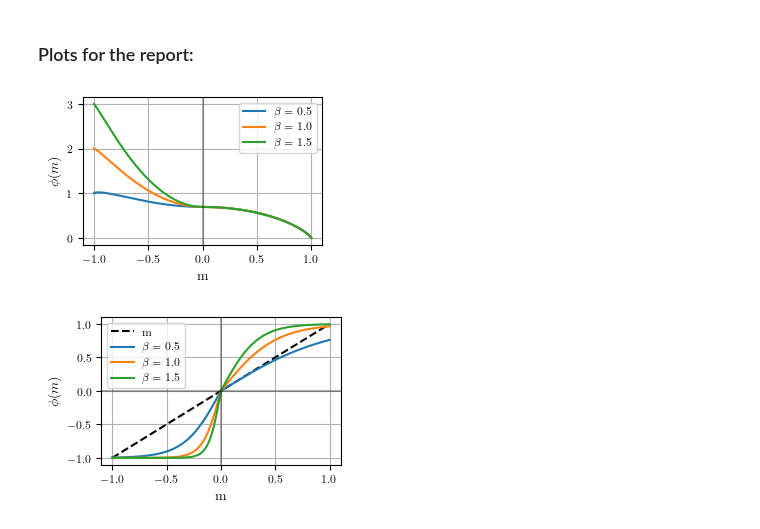
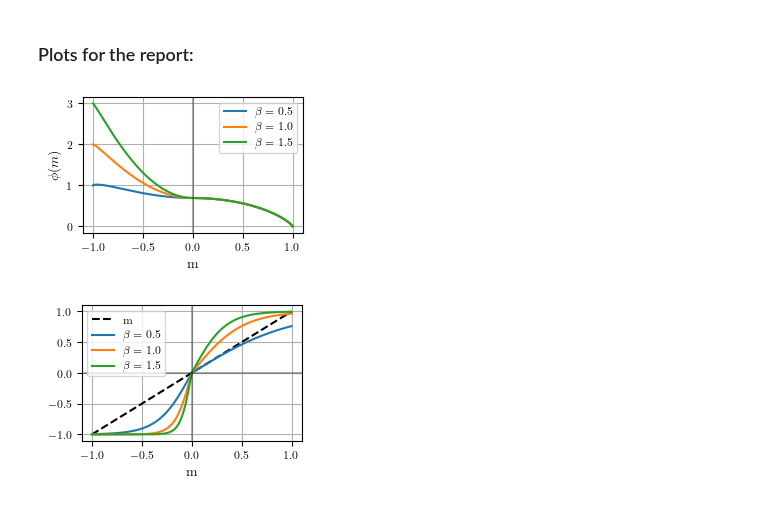
Before and after one commit to eghirardo/ising-markets, a Jupyter notebook: Code/analytical_solution.ipynb, the cells around one changed output. Saved outputs shown, nothing was run; the diff lists cells and outputs as text; code cells hidden in the pictures.

```diff
--- a/Code/analytical_solution.ipynb
+++ b/Code/analytical_solution.ipynb
@@ -283,6 +282,8 @@ interactive(children=(FloatSlider(value=-0.5, description='α:', max=5.0, min=-5
 <function __main__.plot_free_energy(alpha_value, beta_value, J_value)>
 # %% [markdown]
 ### Plots for the report:
+# %%
+image_path = os.path.join(os.path.dirname(os.path.abspath('')), 'Report', 'figures', 'bornholdt')
 # %%
 beta_1 = 0.5
 beta_2 = 1.0
@@ -298,7 +299,7 @@ phi_vals_1 = lam_phi(beta_1, J_val, m_vals, alpha_val)
 phi_vals_2 = lam_phi(beta_2, J_val, m_vals, alpha_val)
 phi_vals_3 = lam_phi(beta_3, J_val, m_vals, alpha_val)
 
-fig, ax = plt.subplots(1, 1, figsize=set_size(fraction=0.49))
+fig, ax = plt.subplots(1, 1, figsize=set_size(fraction=0.45))
 plt.plot(m_vals, phi_vals_1)
 plt.plot(m_vals, phi_vals_2)
 plt.plot(m_vals, phi_vals_3)
@@ -310,34 +311,33 @@ plt.grid()
 plt.savefig(os.path.join(image_path, 'bornholdt_phi.pdf'), bbox_inches='tight')
 plt.show()
 # %% [output]
-[figure, old version]
+[figure, new version]
 # %%
 beta_1 = 0.5
 beta_2 = 1.0
 beta_3 = 1.5
 J_val = 1
 alpha_val = 1
 
 eps = 1e-10
 m_vals = np.linspace(-1+eps, 1-eps, 1000)
 lam_rhs = sympy.lambdify((beta, J, m, alpha), rhs, 'numpy')
 
 phi_vals_1 = lam_rhs(beta_1, J_val, m_vals, alpha_val)
 phi_vals_2 = lam_rhs(beta_2, J_val, m_vals, alpha_val)
 phi_vals_3 = lam_rhs(beta_3, J_val, m_vals, alpha_val)
 
-fig, ax = plt.subplots(1, 1, figsize=set_size(fraction=0.49))
+fig, ax = plt.subplots(1, 1, figsize=set_size(fraction=0.45))
 plt.plot(m_vals, m_vals, color='k', linestyle='--')
 plt.plot(m_vals, phi_vals_1)
 plt.plot(m_vals, phi_vals_2)
 plt.plot(m_vals, phi_vals_3)
 plt.legend([r'm', r'$\beta=0.5$', r'$\beta=1.0$', r'$\beta=1.5$'])
 plt.xlabel('m')
-plt.ylabel(r'$\phi(m)$')
 plt.grid()
 plt.axhline(y=0, color='k', linestyle='-', alpha=0.3)
 plt.axvline(x=0, color='k', linestyle='-', alpha=0.3)
 plt.savefig(os.path.join(image_path, 'bornholdt_rhs_lhs.pdf'), bbox_inches='tight')
 plt.show()
 # %% [output]
-[figure, old version]
+[figure, new version]
```
Also changed, not shown: parts of 4 cells of this notebook, 11 other files.
